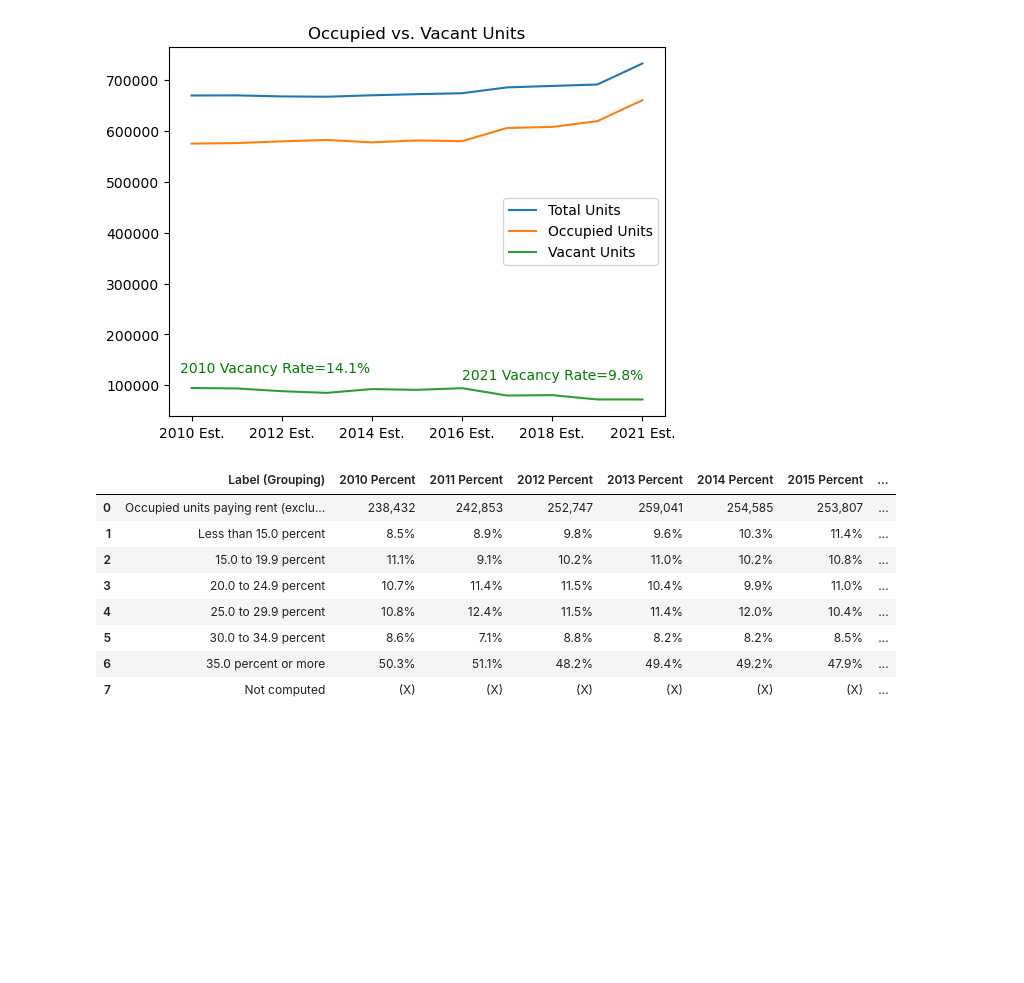
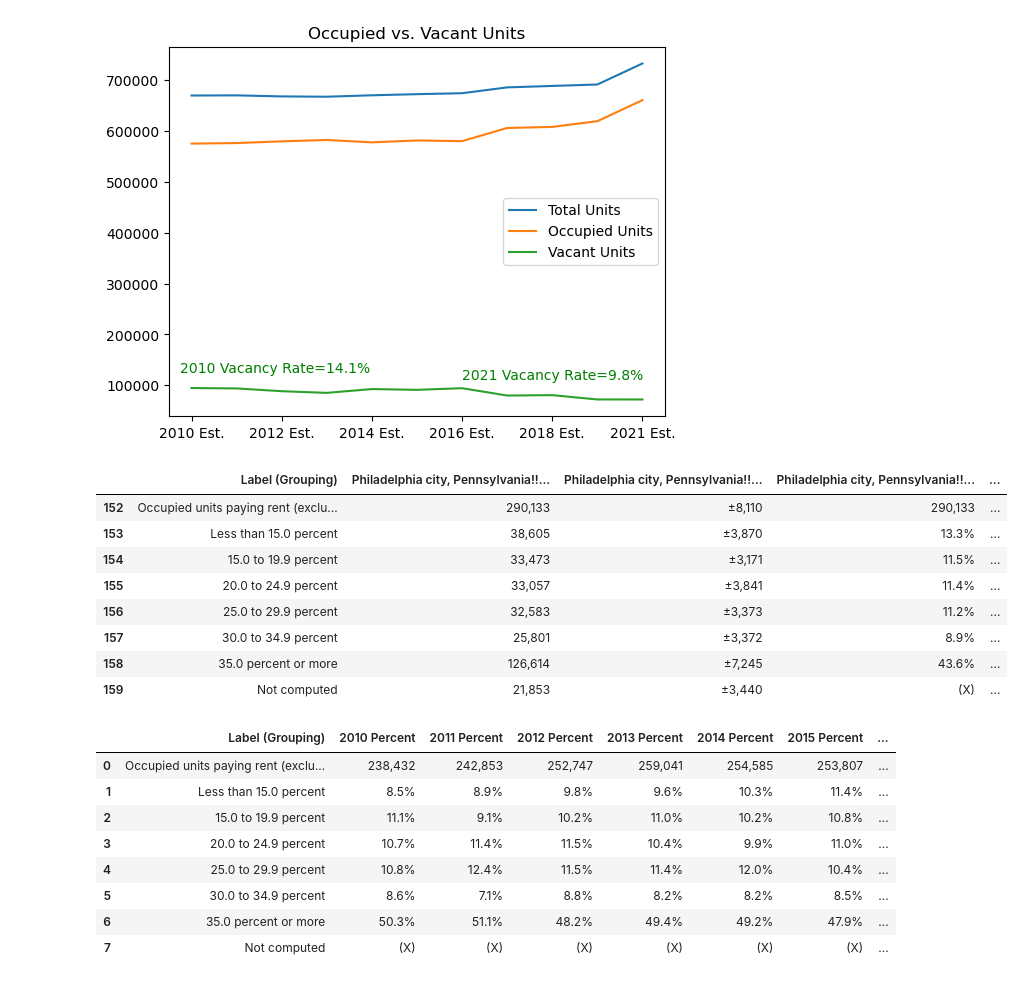
Before and after one commit to Aramed23/Project_1, a Jupyter notebook: StephenNotebook.ipynb, the cells around one changed output. Cells and saved outputs as stored; diff of their text form; code cells hidden in the pictures; blank space fills up the shorter version.

```diff
--- a/StephenNotebook.ipynb
+++ b/StephenNotebook.ipynb
@@ -155,6 +155,18 @@ igrp17=housing_17.iloc[152:160]
 igrp18=housing_18.iloc[152:160]
 igrp19=housing_19.iloc[152:160]
 igrp21=housing_21.iloc[152:160]
+# %%
+igrp21
+# %% [output]
+|  | Label (Grouping) | Philadelphia city, Pennsylvania!!... | Philadelphia city, Pennsylvania!!... | Philadelphia city, Pennsylvania!!... | ... |
+| 152 | Occupied units paying rent (exclu... | 290,133 | ±8,110 | 290,133 | ... |
+| 153 | Less than 15.0 percent | 38,605 | ±3,870 | 13.3% | ... |
+| 154 | 15.0 to 19.9 percent | 33,473 | ±3,171 | 11.5% | ... |
+| 155 | 20.0 to 24.9 percent | 33,057 | ±3,841 | 11.4% | ... |
+| 156 | 25.0 to 29.9 percent | 32,583 | ±3,373 | 11.2% | ... |
+| 157 | 30.0 to 34.9 percent | 25,801 | ±3,372 | 8.9% | ... |
+| 158 | 35.0 percent or more | 126,614 | ±7,245 | 43.6% | ... |
+| 159 | Not computed | 21,853 | ±3,440 | (X) | ... |
 # %%
 igrp10=igrp10.rename({'Philadelphia city, Pennsylvania!!Estimate':'Census Estimate 2010',
                       'Philadelphia city, Pennsylvania!!Percent':'2010 Percent' }, axis='columns')
```
Also changed, not shown: 1 other file.
